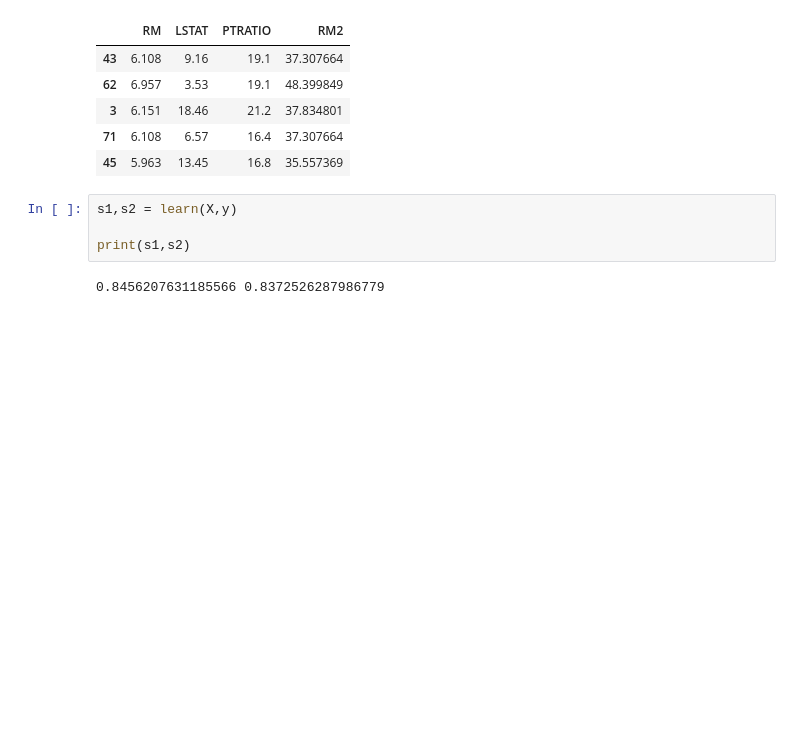
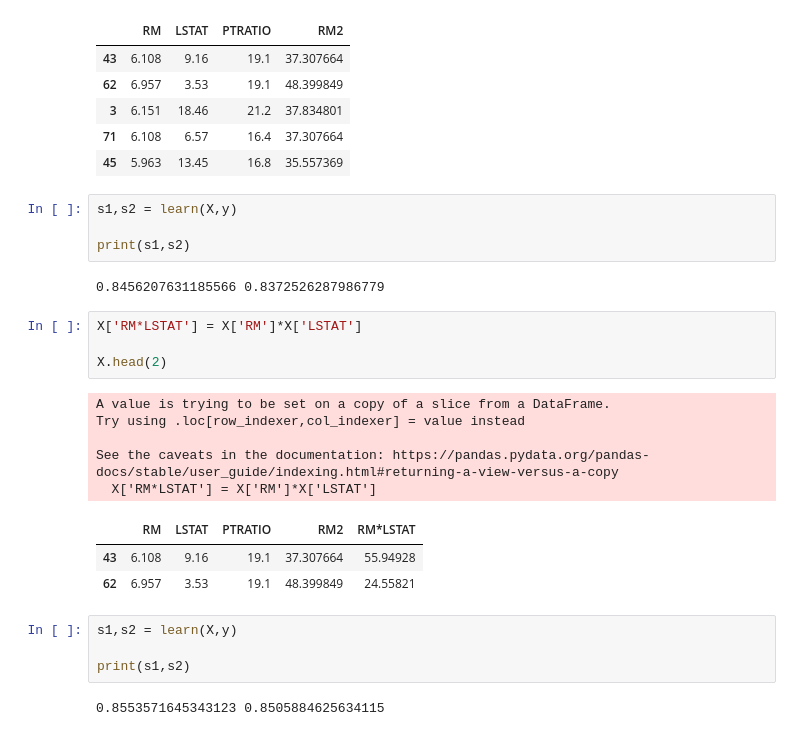
Before and after one commit to yamaguchinorimitsu/ajax_app, a Jupyter notebook: 練習４.ipynb, the cells around one changed output. Cells and saved outputs as stored; diff of their text form; blank space fills up the shorter version.

```diff
--- a/練習４.ipynb
+++ b/練習４.ipynb
@@ -244,3 +244,22 @@ s1,s2 = learn(X,y)
 print(s1,s2)
 # %% [output]
 0.8456207631185566 0.8372526287986779
+# %%
+X['RM*LSTAT'] = X['RM']*X['LSTAT']
+
+X.head(2)
+# %% [output]
+A value is trying to be set on a copy of a slice from a DataFrame.
+Try using .loc[row_indexer,col_indexer] = value instead
+
+See the caveats in the documentation: https://pandas.pydata.org/pandas-docs/stable/user_guide/indexing.html#returning-a-view-versus-a-copy
+  X['RM*LSTAT'] = X['RM']*X['LSTAT']
+|  | RM | LSTAT | PTRATIO | RM2 | RM*LSTAT |
+| 43 | 6.108 | 9.16 | 19.1 | 37.307664 | 55.94928 |
+| 62 | 6.957 | 3.53 | 19.1 | 48.399849 | 24.55821 |
+# %%
+s1,s2 = learn(X,y)
+
+print(s1,s2)
+# %% [output]
+0.8553571645343123 0.8505884625634115
```
Also changed, not shown: parts of 2 cells of this notebook.
